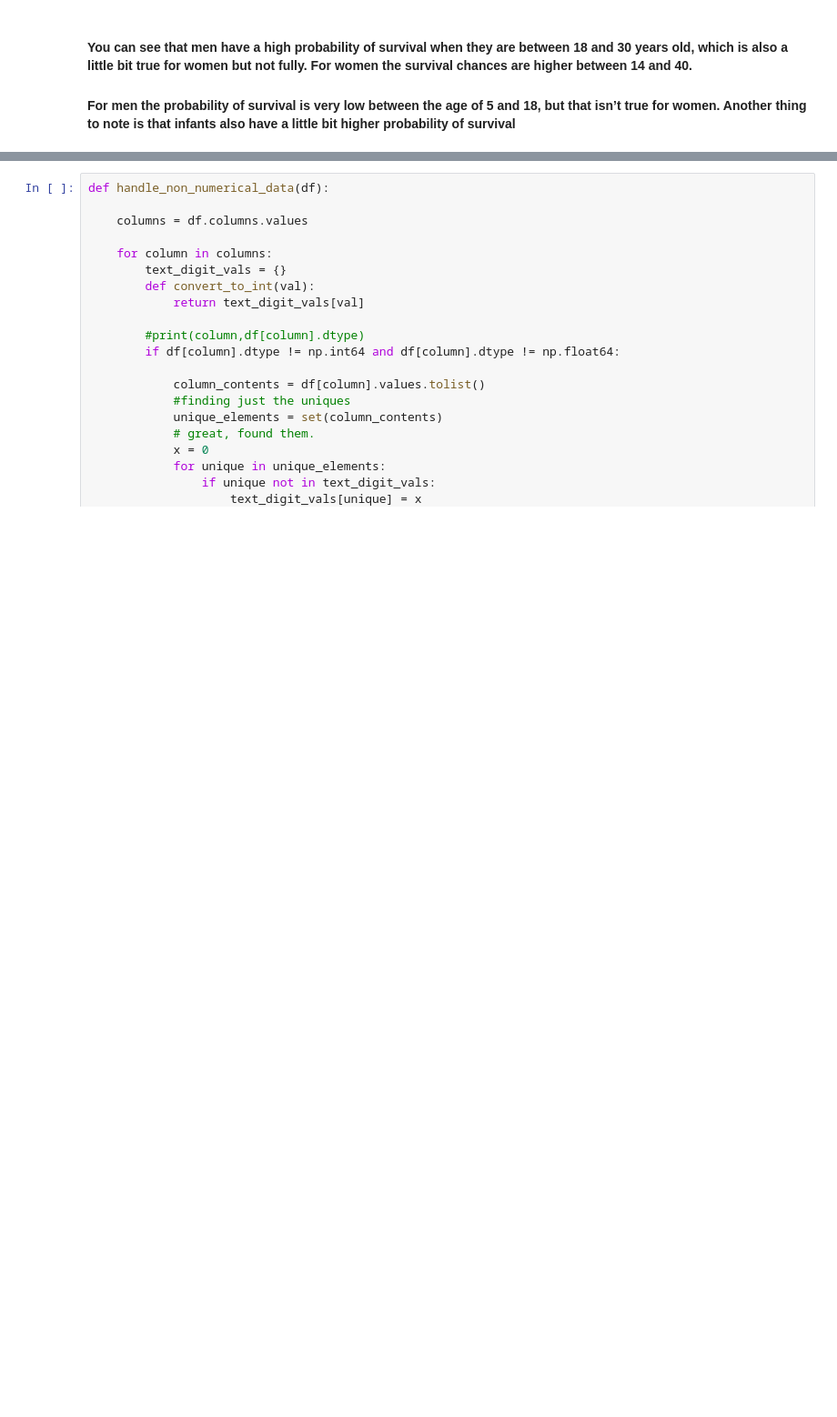
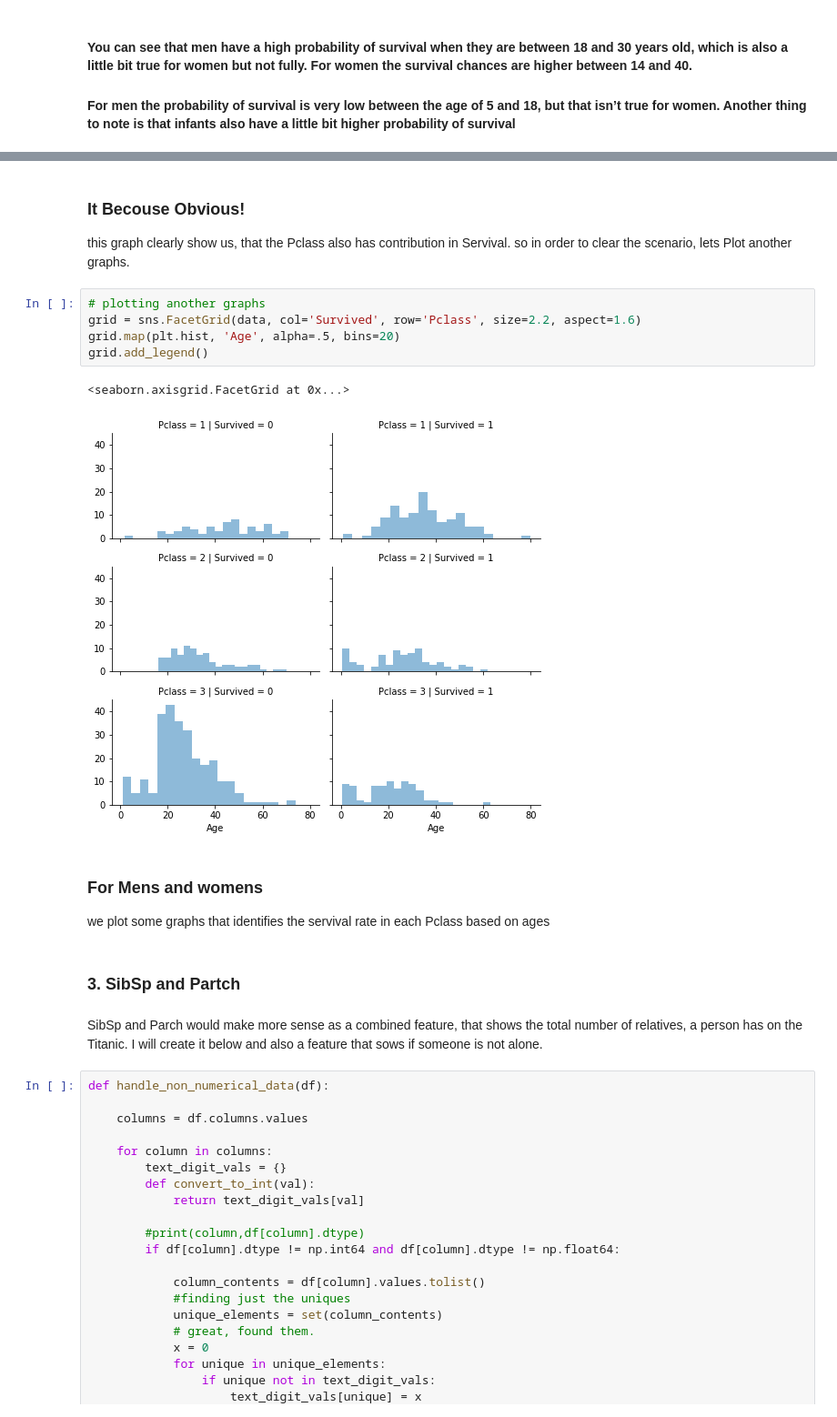
Before and after one commit to hashmat3525/Titanic, a Jupyter notebook: Titanic1111 (1).ipynb, the cells around one changed output, grey strips where cells are left out. Shown: that part at 91% size. Cells and saved outputs as stored; diff of their text form; blank space fills up the shorter version.

Commit message:
Update Titanic1111 (1).ipynb
Visuvalize different part of the project

```diff
--- a/Titanic1111 (1).ipynb
+++ b/Titanic1111 (1).ipynb
@@ -100,3 +121,21 @@ _ = ax.set_title('Male')
+# %% [markdown]
+### It Becouse Obvious!
+this graph clearly show us, that the Pclass also has contribution in Servival. so in order to clear the scenario, lets Plot another graphs.
+# %%
+# plotting another graphs
+grid = sns.FacetGrid(data, col='Survived', row='Pclass', size=2.2, aspect=1.6)
+grid.map(plt.hist, 'Age', alpha=.5, bins=20)
+grid.add_legend()
+# %% [output]
+<seaborn.axisgrid.FacetGrid at 0x...>
+[figure, added]
+# %% [markdown]
+### For Mens and womens
+we plot some graphs that identifies the servival rate in each Pclass based on ages
+# %% [markdown]
+### 3. SibSp and Partch
+# %% [markdown]
+SibSp and Parch would make more sense as a combined feature, that shows the total number of relatives, a person has on the Titanic. I will create it below and also a feature that sows if someone is not alone.
 # %%
 def handle_non_numerical_data(df):
 
```
Also changed, not shown: parts of 6 cells of this notebook.
